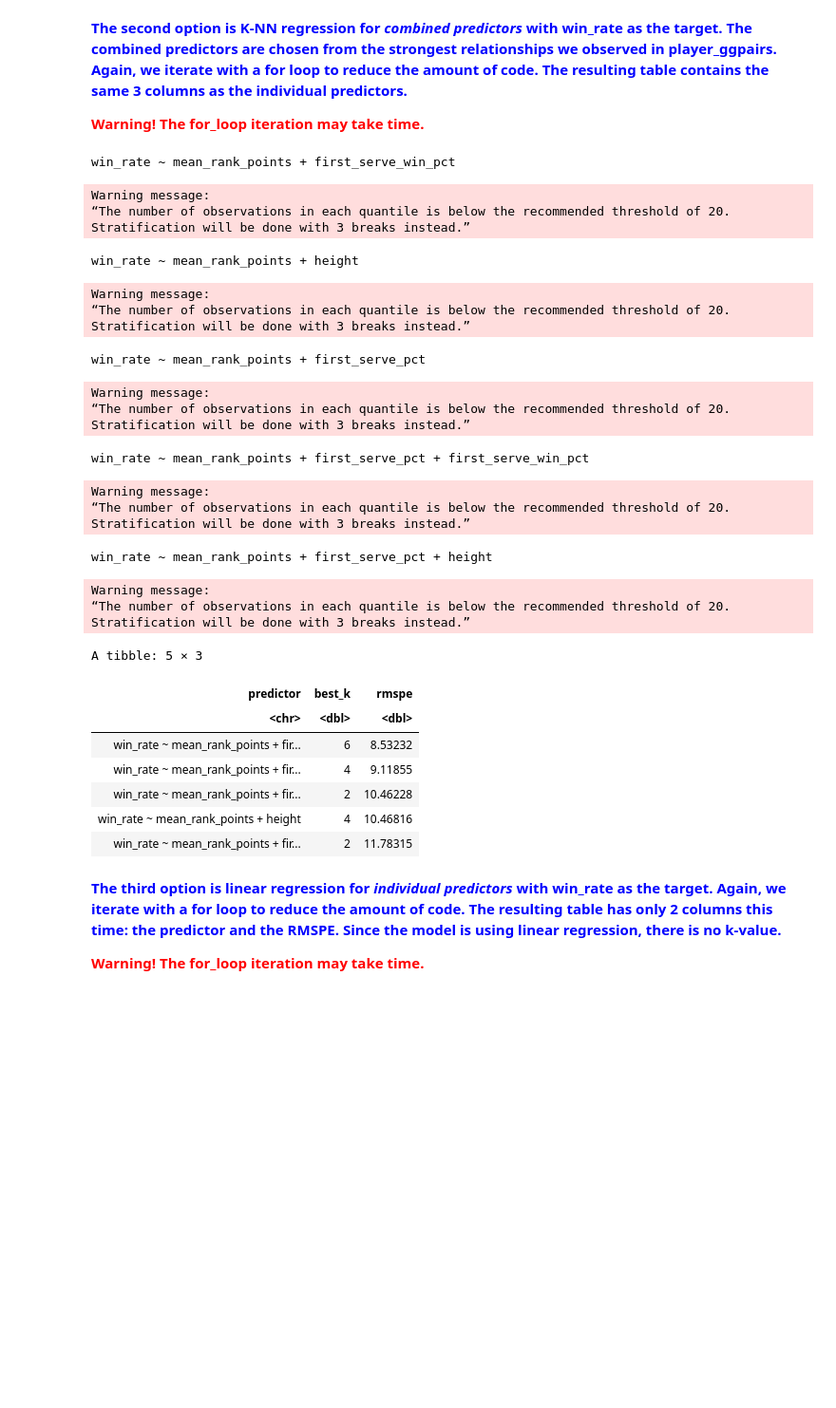
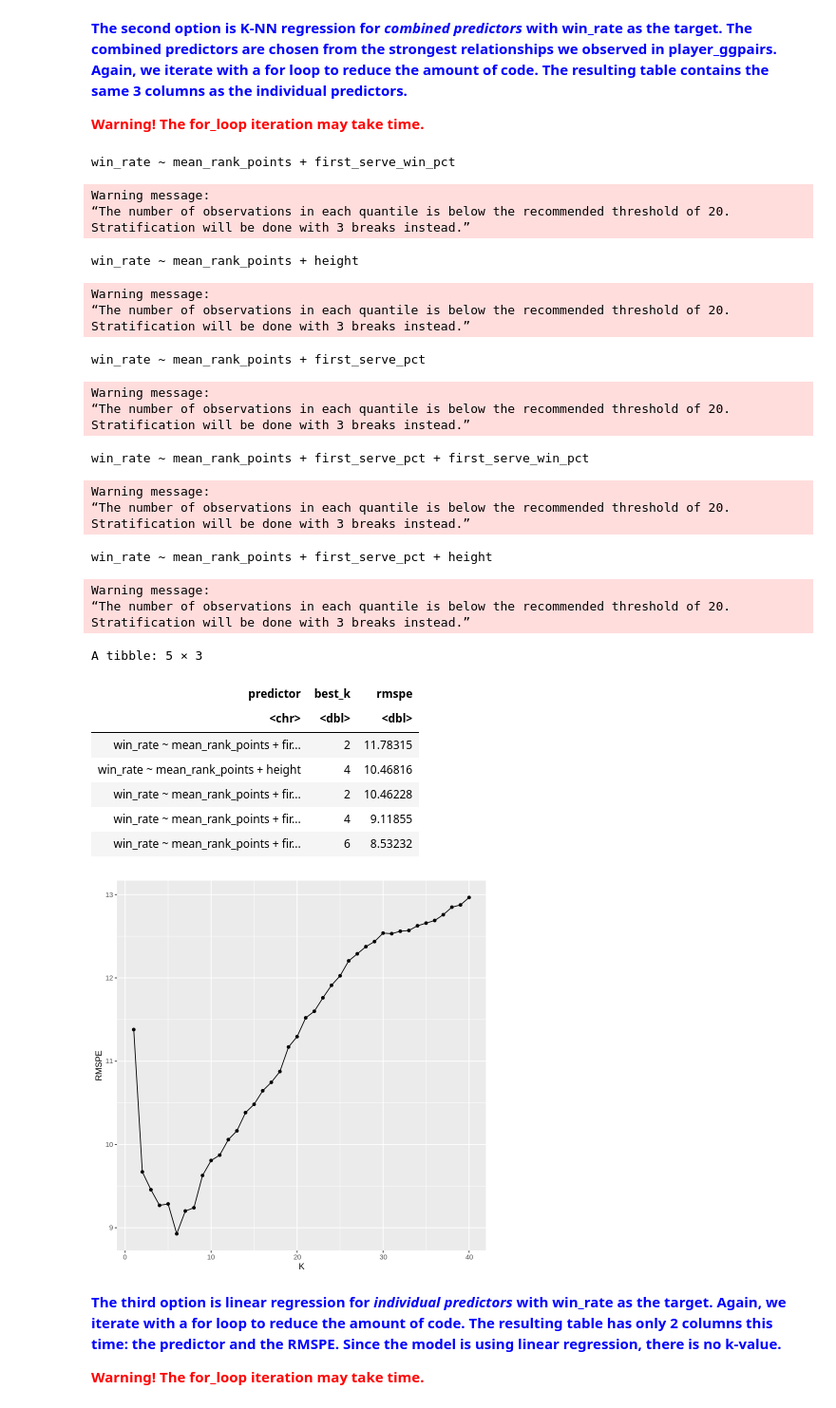
Before and after one commit to SimonYYL/DSCI_100_group19_group_project, a Jupyter notebook: Group_19_Final_Report.ipynb, the cells around one changed output. Shown at 95% size. Cells and saved outputs as stored; diff of their text form; code cells hidden in the pictures; blank space fills up the shorter version.

Commit message:
add visualization in method

```diff
--- a/Group_19_Final_Report.ipynb
+++ b/Group_19_Final_Report.ipynb
@@ -361,10 +361,17 @@ for (f in formulas) {
     tennis_results_multiple <- tennis_workflow_multiple %>%
        tune_grid(resamples = tennis_vfold_mul, grid = gridvals_mul) %>%
        collect_metrics() %>%
-       filter(.metric == "rmse") %>%
+       filter(.metric == "rmse")
+    if(f == "win_rate ~ mean_rank_points + first_serve_win_pct") {
+    plot <- ggplot(tennis_results_multiple,aes(x = neighbors, y = mean)) +
+        geom_point() +
+        geom_line() +
+        labs(x = "K", y = "RMSPE")
+    }
+    tennis_result_min <-  tennis_results_multiple %>%
        filter(mean == min(mean))
 
-    kmin_multiple <- pull(tennis_results_multiple, neighbors)
+    kmin_multiple <- pull(tennis_result_min, neighbors)
 
     kmin_multiple
 
@@ -382,39 +389,41 @@ for (f in formulas) {
        bind_cols(player_test) %>%
        metrics(truth = win_rate, estimate = .pred) %>%
        filter(.metric == "rmse") %>%
        select(.estimate) %>%
        pull()
 
     multi_results <- multi_results %>%
         add_row(predictor = f, best_k = kmin_multiple, rmspe = rmspe_val_mul)
 }
 
 multi_results %>%
-    arrange(rmspe)
+    arrange(desc(rmspe))
+print(plot)
 # %% [output]
 win_rate ~ mean_rank_points + first_serve_win_pct
 Warning message:
 “The number of observations in each quantile is below the recommended threshold of 20. Stratification will be done with 3 breaks instead.”
 win_rate ~ mean_rank_points + height
 Warning message:
 “The number of observations in each quantile is below the recommended threshold of 20. Stratification will be done with 3 breaks instead.”
 win_rate ~ mean_rank_points + first_serve_pct
 Warning message:
 “The number of observations in each quantile is below the recommended threshold of 20. Stratification will be done with 3 breaks instead.”
 win_rate ~ mean_rank_points + first_serve_pct + first_serve_win_pct
 Warning message:
 “The number of observations in each quantile is below the recommended threshold of 20. Stratification will be done with 3 breaks instead.”
 win_rate ~ mean_rank_points + first_serve_pct + height
 Warning message:
 “The number of observations in each quantile is below the recommended threshold of 20. Stratification will be done with 3 breaks instead.”
 A tibble: 5 × 3
 | predictor | best_k | rmspe |
 | <chr> | <dbl> | <dbl> |
+| win_rate ~ mean_rank_points + fir... | 2 | 11.78315 |
+| win_rate ~ mean_rank_points + height | 4 | 10.46816 |
+| win_rate ~ mean_rank_points + fir... | 2 | 10.46228 |
+| win_rate ~ mean_rank_points + fir... | 4 | 9.11855 |
 | win_rate ~ mean_rank_points + fir... | 6 | 8.53232 |
-| win_rate ~ mean_rank_points + fir... | 4 | 9.11855 |
-| win_rate ~ mean_rank_points + fir... | 2 | 10.46228 |
-| win_rate ~ mean_rank_points + height | 4 | 10.46816 |
-| win_rate ~ mean_rank_points + fir... | 2 | 11.78315 |
+[figure, added]
 # %% [markdown]
 <span style="color:blue"> **The third option is linear regression for *individual predictors* with win_rate as the target. Again, we iterate with a for loop to reduce the amount of code. The resulting table has only 2 columns this time: the predictor and the RMSPE. Since the model is using linear regression, there is no k-value.**
 
```
